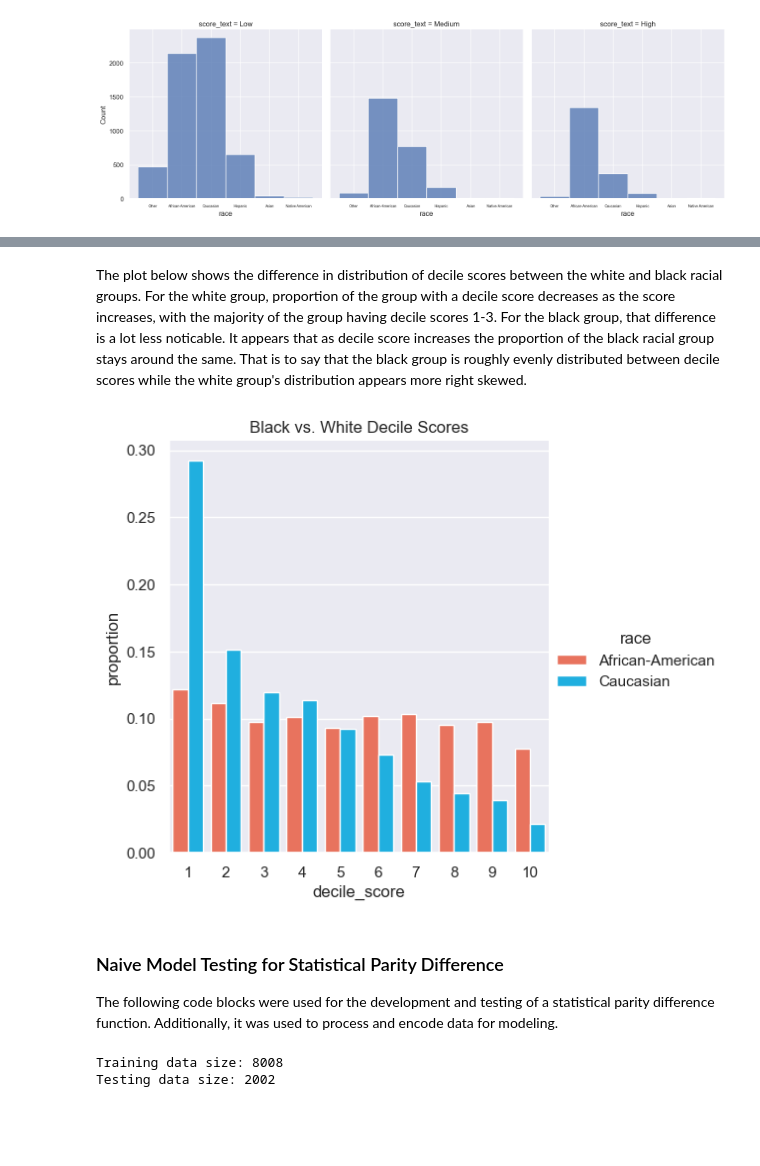
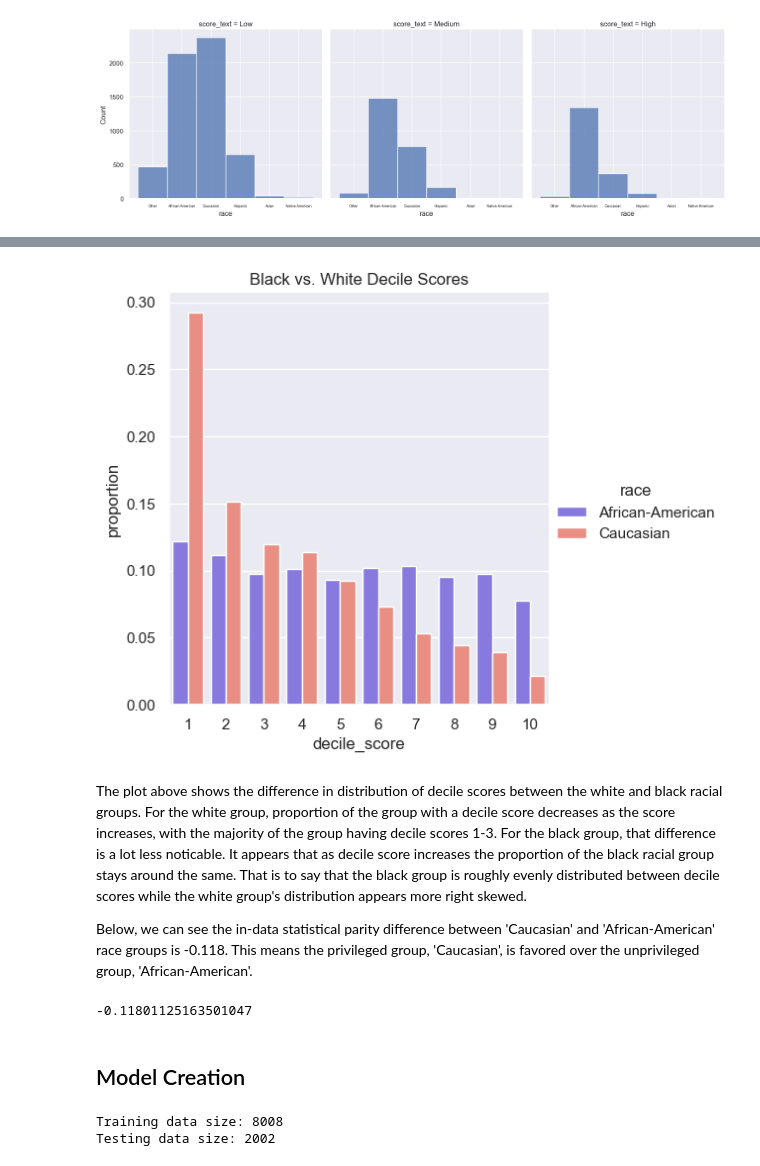
Before and after one commit to 474benchen/bias_aware_gridsearchCV, a Jupyter notebook: recidivism_example/compas_eda.ipynb, the cells around one changed output, grey strips where cells are left out. Saved outputs shown, nothing was run; the diff lists cells and outputs as text; code cells hidden in the pictures; blank space fills up the shorter version.

```diff
--- a/recidivism_example/compas_eda.ipynb
+++ b/recidivism_example/compas_eda.ipynb
@@ -135,18 +133,21 @@ Based on the previous graphs, it is clear that racial groups of black and white
 bw_data = data[(data['race'] == 'Caucasian')| (data['race'] == 'African-American')]
 bw_data = bw_data.groupby(['race', 'decile_score']).count()['id'].reset_index().rename(columns={'id':'count'})
 bw_data['proportion'] = bw_data.groupby('race')['count'].transform(lambda x: x / x.sum())
+# %%
+sns.catplot(data=bw_data, kind='bar', x='decile_score', y='proportion', hue='race', palette=['mediumslateblue', 'salmon'])
+plt.title('Black vs. White Decile Scores')
+plt.show()
+# %% [output]
+[figure, added]
 # %% [markdown]
-The plot below shows the difference in distribution of decile scores between the white and black racial groups. For the white group, proportion of the group with a decile score decreases as the score increases, with the majority of the group having decile scores 1-3. For the black group, that difference is a lot less noticable. It appears that as decile score increases the proportion of the black racial group stays around the same. That is to say that the black group is roughly evenly distributed between decile scores while the white group's distribution appears more right skewed.
+The plot above shows the difference in distribution of decile scores between the white and black racial groups. For the white group, proportion of the group with a decile score decreases as the score increases, with the majority of the group having decile scores 1-3. For the black group, that difference is a lot less noticable. It appears that as decile score increases the proportion of the black racial group stays around the same. That is to say that the black group is roughly evenly distributed between decile scores while the white group's distribution appears more right skewed.
+
+Below, we can see the in-data statistical parity difference between 'Caucasian' and 'African-American' race groups is -0.118. This means the privileged group, 'Caucasian', is favored over the unprivileged group, 'African-American'.
-# %%
-sns.catplot(data=bw_data, kind='bar', x='decile_score', y='proportion', hue='race', palette=['tomato',
-                                                                                             'deepskyblue'])
-plt.title('Black vs. White Decile Scores')
-plt.show()
-# %% [output]
-[figure, removed]
-# %% [markdown]
-### Naive Model Testing for Statistical Parity Difference
-
-The following code blocks were used for the development and testing of a statistical parity difference function. Additionally, it was used to process and encode data for modeling.
+# %%
+calculate_statistical_parity_difference(data, 'is_recid', 'race', 'Caucasian', 'African-American', 0)
+# %% [output]
+-0.11801125163501047
+# %% [markdown]
+## Model Creation
 # %%
 # One Hot Encode categorical columns
```
Also changed, not shown: parts of 45 cells of this notebook, 1 other file.
